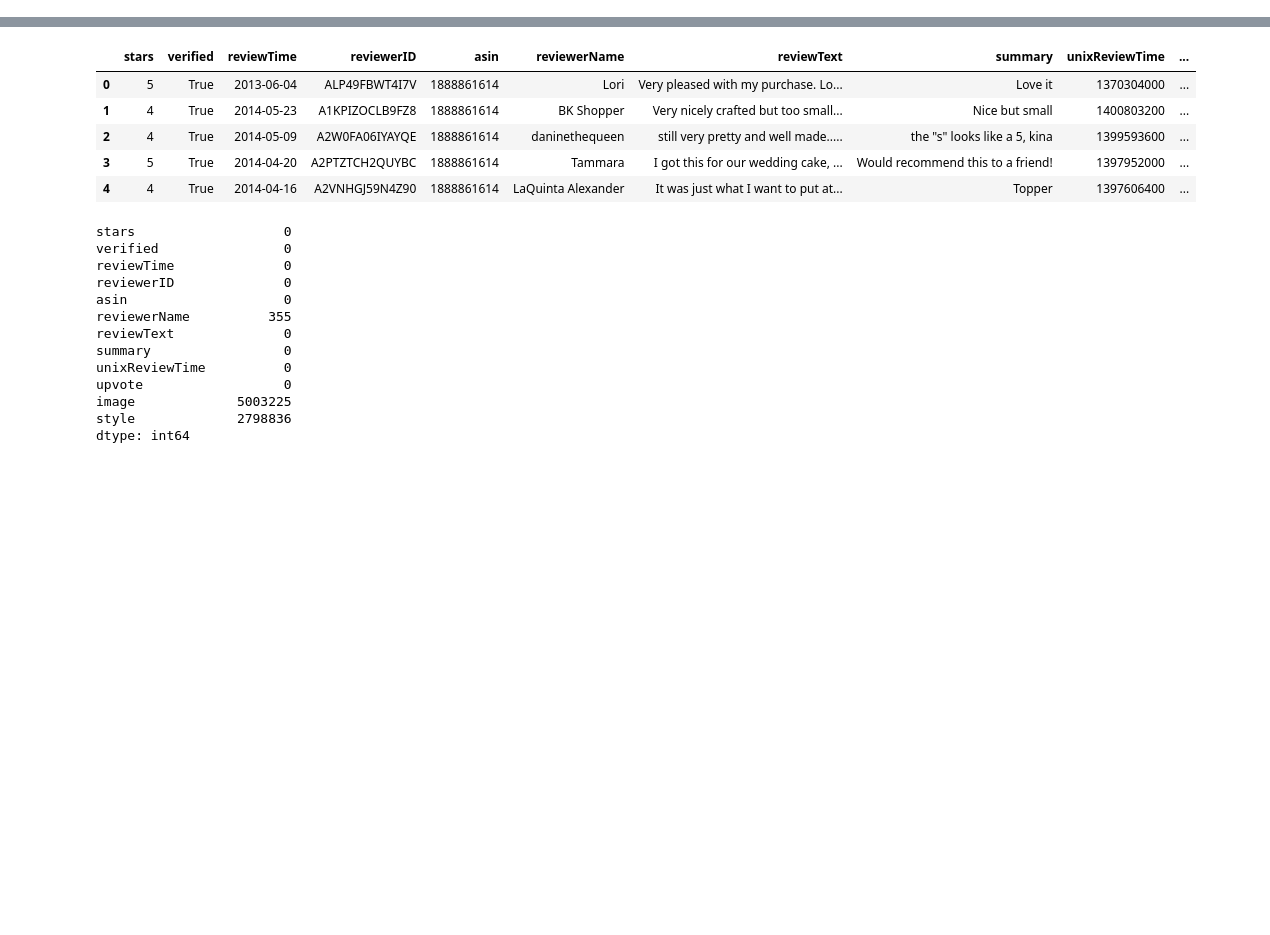
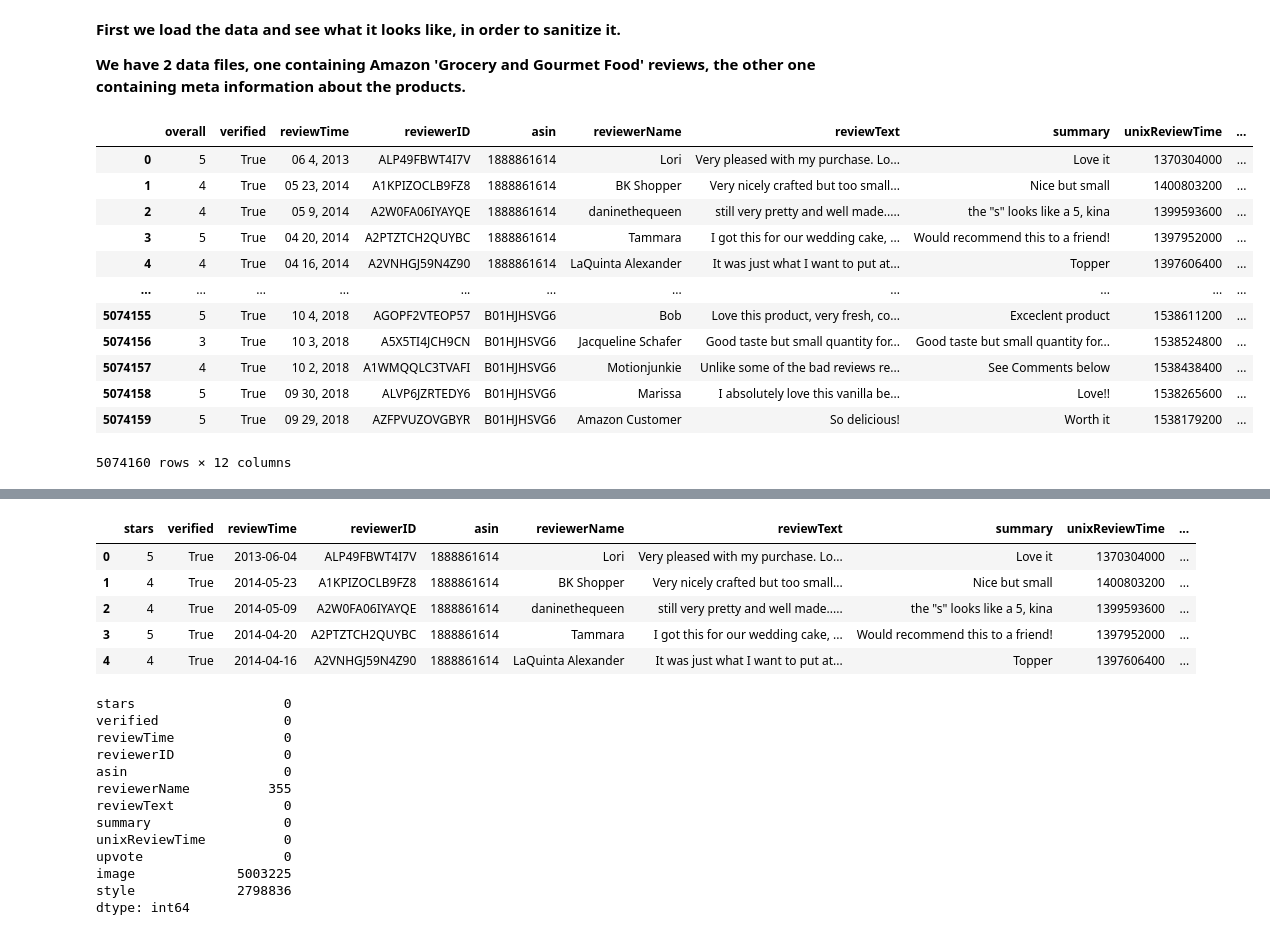
Before and after one commit to JulesssG/ADA-project, a Jupyter notebook: milestone_2.ipynb, the cells around one changed output, grey strips where cells are left out. Cells and saved outputs as stored; diff of their text form; code cells hidden in the pictures; blank space fills up the shorter version.

Commit message:
Add big explanation at beginning of notebook about data

```diff
--- a/milestone_2.ipynb
+++ b/milestone_2.ipynb
@@ -41,3 +43,28 @@ def read_file(file):
         file_df = pd.read_json(DATA_LOCATION+file, lines=True)
         save_pickle(file_df, pickle_name)
         return file_df
+# %% [markdown]
+**First we load the data and see what it looks like, in order to sanitize it.**
+
+**We have 2 data files, one containing Amazon 'Grocery and Gourmet Food' reviews, the other one containing meta information about the products.**
+# %%
+reviews = read_file(REVIEW_FILE)
+meta = read_file(META_FILE)
+print("Meta dataset:")
+display(meta)
+print("\nReviews dataset:")
+reviews
+# %% [output]
+|  | overall | verified | reviewTime | reviewerID | asin | reviewerName | reviewText | summary | unixReviewTime | ... |
+| 0 | 5 | True | 06 4, 2013 | ALP49FBWT4I7V | 1888861614 | Lori | Very pleased with my purchase. Lo... | Love it | 1370304000 | ... |
+| 1 | 4 | True | 05 23, 2014 | A1KPIZOCLB9FZ8 | 1888861614 | BK Shopper | Very nicely crafted but too small... | Nice but small | 1400803200 | ... |
+| 2 | 4 | True | 05 9, 2014 | A2W0FA06IYAYQE | 1888861614 | daninethequeen | still very pretty and well made..... | the "s" looks like a 5, kina | 1399593600 | ... |
+| 3 | 5 | True | 04 20, 2014 | A2PTZTCH2QUYBC | 1888861614 | Tammara | I got this for our wedding cake, ... | Would recommend this to a friend! | 1397952000 | ... |
+| 4 | 4 | True | 04 16, 2014 | A2VNHGJ59N4Z90 | 1888861614 | LaQuinta Alexander | It was just what I want to put at... | Topper | 1397606400 | ... |
+| ... | ... | ... | ... | ... | ... | ... | ... | ... | ... | ... |
+| 5074155 | 5 | True | 10 4, 2018 | AGOPF2VTEOP57 | B01HJHSVG6 | Bob | Love this product, very fresh, co... | Exceclent product | 1538611200 | ... |
+| 5074156 | 3 | True | 10 3, 2018 | A5X5TI4JCH9CN | B01HJHSVG6 | Jacqueline Schafer | Good taste but small quantity for... | Good taste but small quantity for... | 1538524800 | ... |
+| 5074157 | 4 | True | 10 2, 2018 | A1WMQQLC3TVAFI | B01HJHSVG6 | Motionjunkie | Unlike some of the bad reviews re... | See Comments below | 1538438400 | ... |
+| 5074158 | 5 | True | 09 30, 2018 | ALVP6JZRTEDY6 | B01HJHSVG6 | Marissa | I absolutely love this vanilla be... | Love!! | 1538265600 | ... |
+| 5074159 | 5 | True | 09 29, 2018 | AZFPVUZOVGBYR | B01HJHSVG6 | Amazon Customer | So delicious! | Worth it | 1538179200 | ... |
+5074160 rows × 12 columns
```
Also changed, not shown: parts of 25 cells of this notebook, 4 other files.
